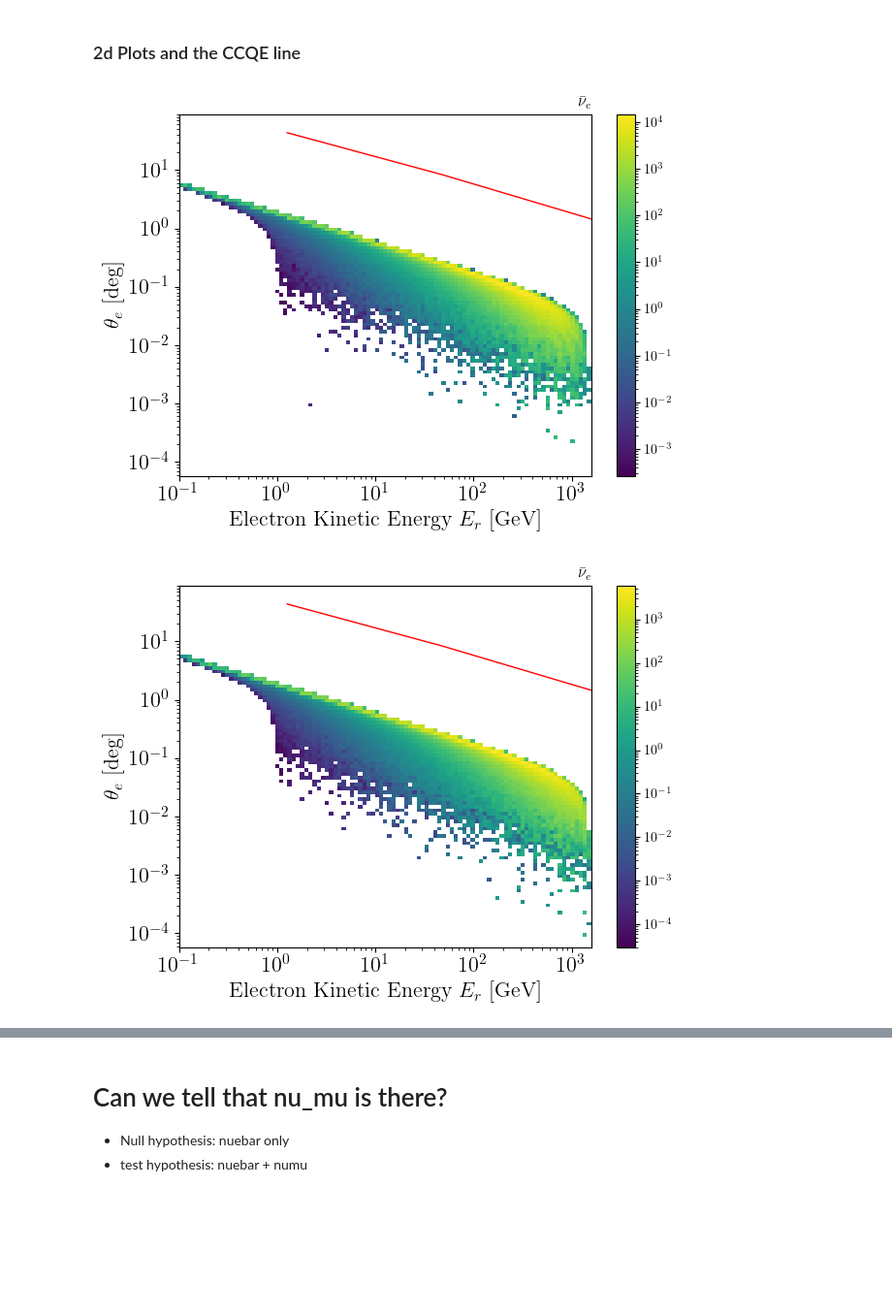
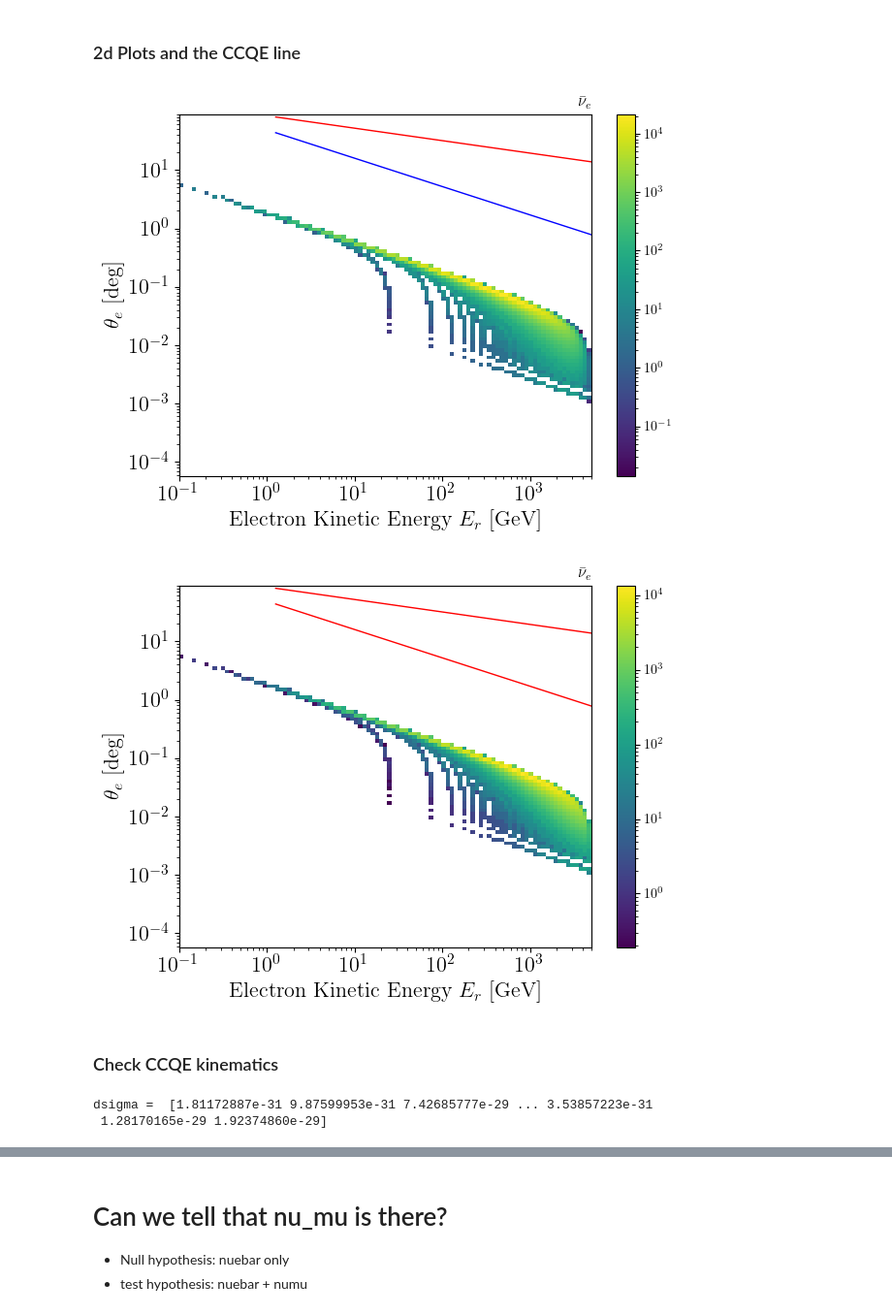
Before and after one commit to athompson-git/MuonColliderNeutrinos, a Jupyter notebook: electron_scattering_analysis.ipynb, the cells around one changed output, grey strips where cells are left out. Shown: that part at 97% size. Cells and saved outputs as stored; diff of their text form; code cells hidden in the pictures; blank space fills up the shorter version.

```diff
--- a/electron_scattering_analysis.ipynb
+++ b/electron_scattering_analysis.ipynb
@@ -135,0 +110,31 @@ TOTAL numu events =  338482.0521939185
+# %%
+# NEW FLUXES
+numu_flux_500GeV = np.genfromtxt("data/numu_energy_flux_MeV_SqrtS-500GeV_1e19nu.txt")
+nue_flux_500GeV = np.genfromtxt("data/nuebar_energy_flux_MeV_SqrtS-500GeV_7e18nu.txt")
+
+numu_flux_3TeV = np.genfromtxt("data/numu_energy_flux_MeV_SqrtS-3TeV_1e19nu.txt")
+nue_flux_3TeV = np.genfromtxt("data/nuebar_energy_flux_MeV_SqrtS-3TeV_7e18nu.txt")
+
+numu_flux_10TeV = np.genfromtxt("data/numu_energy_flux_MeV_SqrtS-10TeV_11e18nu.txt")
+nue_flux_10TeV = np.genfromtxt("data/nuebar_energy_flux_MeV_SqrtS-10TeV_7e18nu.txt")
+# %%
+# sqrt(s) = 10 TeV - WITH RUNNING
+N_SAMPLES = 500
+
+eves_gen_nuebar_10TeV_running = EvESFromNeutrinoFlux(nu_flux=nue_flux_10TeV, flavor="ebar", detector_material=Material("Ar"),
+                                    detector_length=10.0, ssw_running=True, energy_only_flux=True)
+eves_gen_numu_10TeV_running = EvESFromNeutrinoFlux(nu_flux=numu_flux_10TeV, flavor="mu", detector_material=Material("Ar"),
+                                    detector_length=10.0, ssw_running=True, energy_only_flux=True)
+eves_gen_nuebar_10TeV_running.simulate_eves_rectangle_rule(n_samples=N_SAMPLES)
+eves_gen_numu_10TeV_running.simulate_eves_rectangle_rule(n_samples=N_SAMPLES)
+nuebar_energies_10TeV_running, nuebar_theta_10TeV_running, _, nuebar_wgts_10TeV_running = eves_gen_nuebar_10TeV_running.get_energy_theta_phi_wgt_arrays()
+numu_energies_10TeV_running, numu_theta_10TeV_running, _, numu_wgts_10TeV_running = eves_gen_numu_10TeV_running.get_energy_theta_phi_wgt_arrays()
+
+eves_gen_nue_10TeV_running = EvESFromNeutrinoFlux(nu_flux=nue_flux_10TeV, flavor="e", detector_material=Material("Ar"),
+                                    detector_length=10.0, ssw_running=True, energy_only_flux=True)
+eves_gen_numubar_10TeV_running = EvESFromNeutrinoFlux(nu_flux=numu_flux_10TeV, flavor="mubar", detector_material=Material("Ar"),
+                                    detector_length=10.0, ssw_running=True, energy_only_flux=True)
+eves_gen_nue_10TeV_running.simulate_eves_rectangle_rule(n_samples=N_SAMPLES)
+eves_gen_numubar_10TeV_running.simulate_eves_rectangle_rule(n_samples=N_SAMPLES)
+nue_energies_10TeV_running, nue_theta_10TeV_running, _, nue_wgts_10TeV_running = eves_gen_nue_10TeV_running.get_energy_theta_phi_wgt_arrays()
+numubar_energies_10TeV_running, numubar_theta_10TeV_running, _, numubar_wgts_10TeV_running = eves_gen_numubar_10TeV_running.get_energy_theta_phi_wgt_arrays()
@@ -205,42 +215,56 @@ plt.show()
 # %% [markdown]
 ### 2d Plots and the CCQE line
 # %%
-er_bins_2d = np.logspace(-1, 3.2, 100)  # FeV
+er_bins_2d = np.logspace(-1, np.log10(5000), 100)  # FeV
 theta_bins_2d = rad2deg*np.logspace(-6, np.log10(pi/2), 100)
 
 # get line where Ee theta_e^2 = 2 me
 Ee_vals = np.logspace(er_bins_2d[0], er_bins_2d[-1], 1000)
 theta_e_vals = rad2deg*sqrt(2*M_E/(Ee_vals+M_E))  # adjusted for KE -> total energy
 
-plt.hist2d(1e-3*nuebar_energies, rad2deg*nuebar_thetas, weights=nuebar_wgts, bins=[er_bins_2d, theta_bins_2d], norm=LogNorm())
-plt.plot(Ee_vals, theta_e_vals, color='r', linewidth=1.0)
+# Line for CC
+theta_e_vals_cc = rad2deg*sqrt(2*M_P/(Ee_vals+M_P))  # adjusted for KE -> total energy
+
+plt.hist2d(1e-3*nuebar_energies_10TeV_running, rad2deg*nuebar_theta_10TeV_running, weights=nuebar_wgts_10TeV_running, bins=[er_bins_2d, theta_bins_2d], norm=LogNorm())
+plt.plot(Ee_vals, theta_e_vals, color='b', linewidth=1.0)
+plt.plot(Ee_vals, theta_e_vals_cc, color='r', linewidth=1.0)
 plt.xscale('log')
 plt.yscale('log')
 plt.xlabel(r"Electron Kinetic Energy $E_r$ [GeV]", fontsize=16)
 plt.ylabel(r"$\theta_e$ [deg]", fontsize=16)
 plt.title(r"$\bar{\nu}_e$", fontsize=12, loc="right")
 plt.yticks(fontsize=16)
 plt.xticks(fontsize=16)
 plt.colorbar()
 plt.xlim((er_bins_2d[0], er_bins_2d[-1]))
 plt.ylim((theta_bins_2d[0], theta_bins_2d[-1]))
 plt.tight_layout()
 plt.show()
 
-plt.hist2d(1e-3*numu_energies, rad2deg*numu_thetas, weights=numu_wgts, bins=[er_bins_2d, theta_bins_2d], norm=LogNorm())
+plt.hist2d(1e-3*numu_energies_10TeV_running, rad2deg*numu_theta_10TeV_running, weights=numu_wgts_10TeV_running, bins=[er_bins_2d, theta_bins_2d], norm=LogNorm())
 plt.plot(Ee_vals, theta_e_vals, color='r', linewidth=1.0)
+plt.plot(Ee_vals, theta_e_vals_cc, color='r', linewidth=1.0)
 plt.xscale('log')
 plt.yscale('log')
 plt.xlabel(r"Electron Kinetic Energy $E_r$ [GeV]", fontsize=16)
 plt.ylabel(r"$\theta_e$ [deg]", fontsize=16)
 plt.title(r"$\bar{\nu}_e$", fontsize=12, loc="right")
 plt.yticks(fontsize=16)
 plt.xticks(fontsize=16)
 plt.colorbar()
 plt.xlim((er_bins_2d[0], er_bins_2d[-1]))
 plt.ylim((theta_bins_2d[0], theta_bins_2d[-1]))
 plt.tight_layout()
 plt.show()
 # %% [output]
-[figure, old version]
+[figure, new version]
-[figure, old version]
+[figure, new version]
+# %% [markdown]
+### Check CCQE kinematics
+# %%
+ccqe_event = NeutrinoNucleonCCQE(flavor="e")
+
+e_lep_cc, theta_lep_cc, wgt_cc = ccqe_event.rates(ev=1000000.0, n_samples=100000)
+# %% [output]
+dsigma =  [1.81172887e-31 9.87599953e-31 7.42685777e-29 ... 3.53857223e-31
+ 1.28170165e-29 1.92374860e-29]
```
Also changed, not shown: parts of 31 cells of this notebook, 13 other files.
